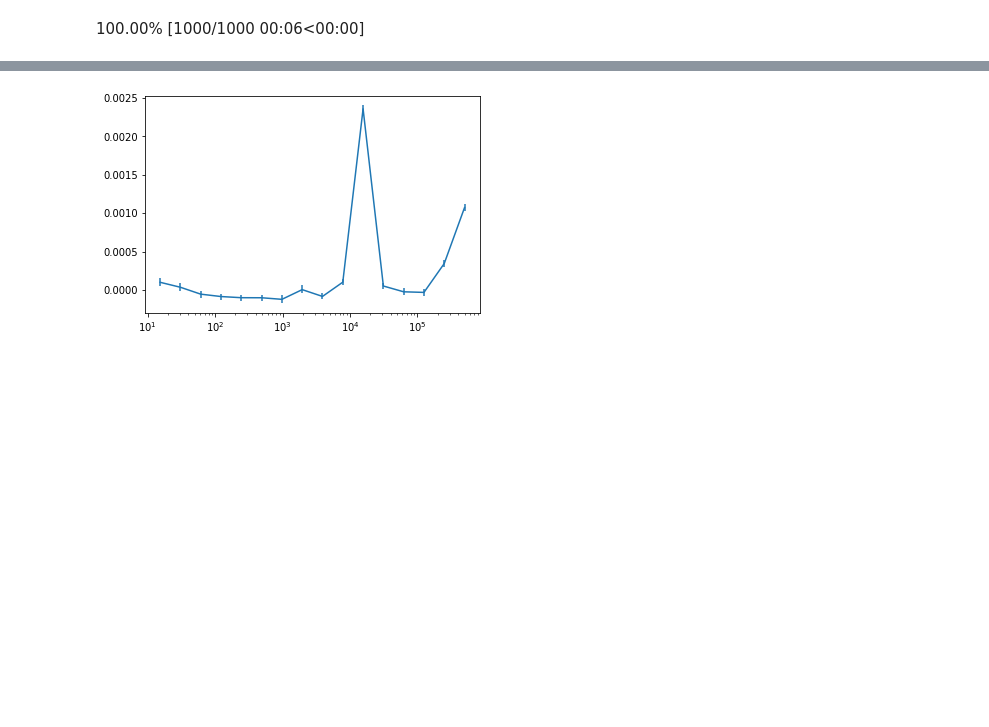
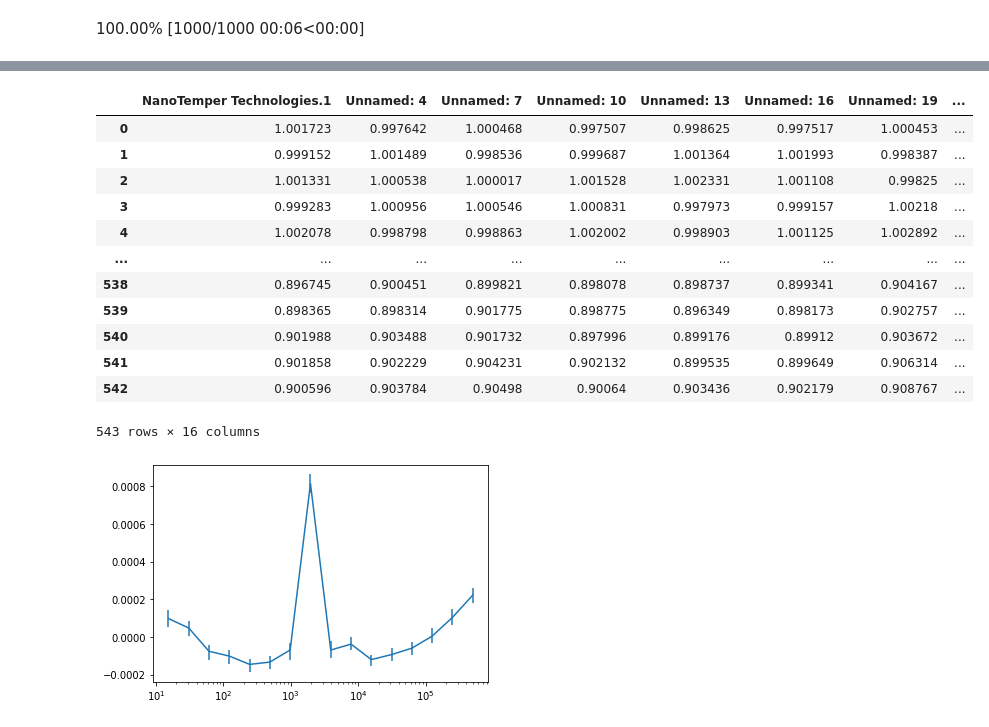
Before and after one commit to Katona-lab/MST-anlysis, a Jupyter notebook: MST_progress_curve_analysis.ipynb, the cells around one changed output, grey strips where cells are left out. Saved outputs shown, nothing was run; the diff lists cells and outputs as text; code cells hidden in the pictures; blank space fills up the shorter version.

```diff
--- a/MST_progress_curve_analysis.ipynb
+++ b/MST_progress_curve_analysis.ipynb
@@ -168,13 +270,29 @@ plt.fill_between(np.array(onedtime[:475],dtype=float), np.array(pm.stats.hdi(ppc
+# %%
+fluorescence
+# %% [output]
+|  | NanoTemper Technologies.1 | Unnamed: 4 | Unnamed: 7 | Unnamed: 10 | Unnamed: 13 | Unnamed: 16 | Unnamed: 19 | ... |
+| 0 | 1.001723 | 0.997642 | 1.000468 | 0.997507 | 0.998625 | 0.997517 | 1.000453 | ... |
+| 1 | 0.999152 | 1.001489 | 0.998536 | 0.999687 | 1.001364 | 1.001993 | 0.998387 | ... |
+| 2 | 1.001331 | 1.000538 | 1.000017 | 1.001528 | 1.002331 | 1.001108 | 0.99825 | ... |
+| 3 | 0.999283 | 1.000956 | 1.000546 | 1.000831 | 0.997973 | 0.999157 | 1.00218 | ... |
+| 4 | 1.002078 | 0.998798 | 0.998863 | 1.002002 | 0.998903 | 1.001125 | 1.002892 | ... |
+| ... | ... | ... | ... | ... | ... | ... | ... | ... |
+| 538 | 0.896745 | 0.900451 | 0.899821 | 0.898078 | 0.898737 | 0.899341 | 0.904167 | ... |
+| 539 | 0.898365 | 0.898314 | 0.901775 | 0.898775 | 0.896349 | 0.898173 | 0.902757 | ... |
+| 540 | 0.901988 | 0.903488 | 0.901732 | 0.897996 | 0.899176 | 0.89912 | 0.903672 | ... |
+| 541 | 0.901858 | 0.902229 | 0.904231 | 0.902132 | 0.899535 | 0.899649 | 0.906314 | ... |
+| 542 | 0.900596 | 0.903784 | 0.90498 | 0.90064 | 0.903436 | 0.902179 | 0.908767 | ... |
+543 rows × 16 columns
 # %%
 #@title Concentration dependence of the kinetic parameters. { run: "auto" }
 
 #@markdown Choose the variable name:
-string = "linslope" #@param ["totalamp","level", "rate1", "rate2", "amp1", "amp2", "linslope"]
+string = "L" #@param ["A_total","I", "rate1", "rate2", "A_1", "A_2", "L"]
 fig=plt.subplot(111)
 plt.errorbar(cideal,np.median(trace[string],axis=0),yerr=np.abs(pm.hdi(trace[string]).T-np.median(trace[string],axis=0)))
 fig.set_xscale('log')
 # %% [output]
-[figure, old version]
+[figure, new version]
 # %%
 #@title Posterior distribution of model parameters. { run: "auto" }
 
```
Also changed, not shown: parts of 7 cells of this notebook.
